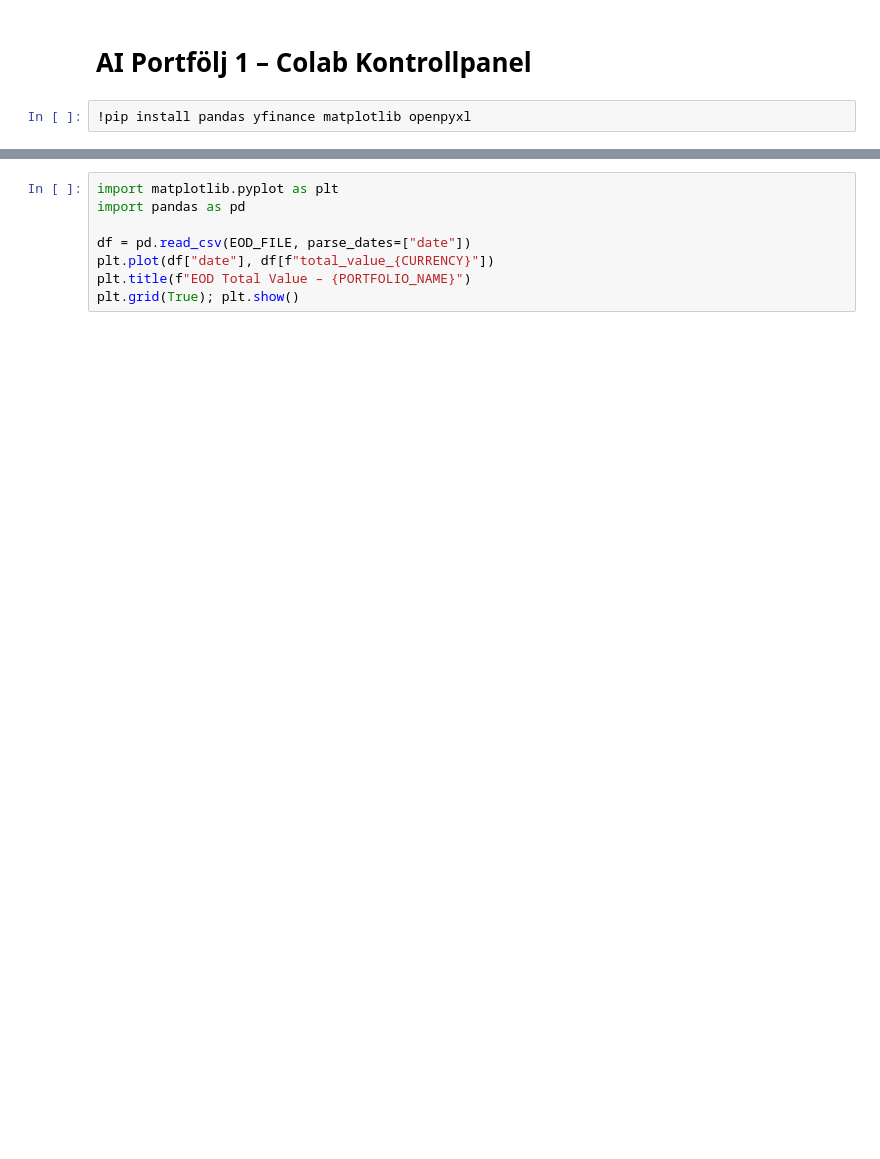
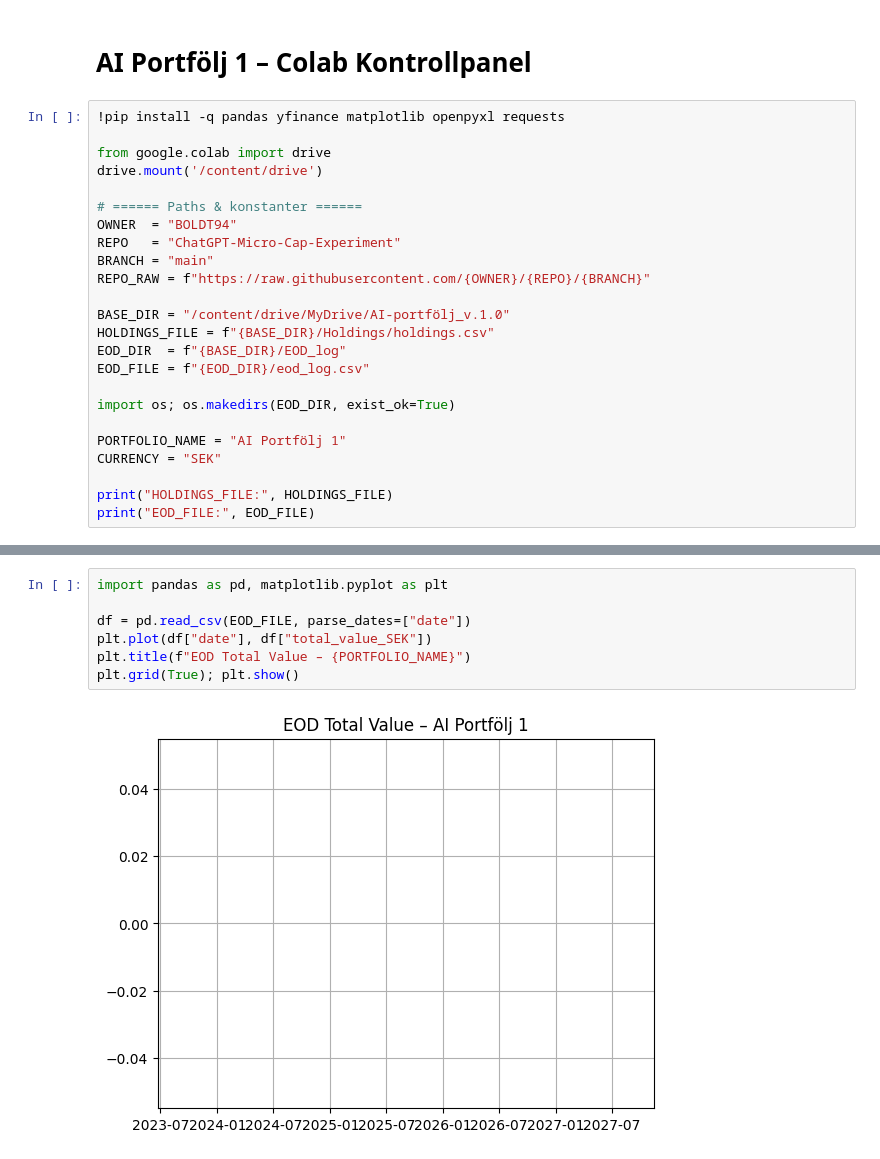
Before and after one commit to BOLDT94/ChatGPT-Micro-Cap-Experiment, a Jupyter notebook: notebooks/AI_Portfolj1.ipynb, the cells around one changed output, grey strips where cells are left out. Cells and saved outputs as stored; diff of their text form; blank space fills up the shorter version.

Commit message:
Skapades med Colab

```diff
--- a/notebooks/AI_Portfolj1.ipynb
+++ b/notebooks/AI_Portfolj1.ipynb
@@ -1,4 +1,26 @@
 # %% [markdown]
 # AI Portfölj 1 – Colab Kontrollpanel
 # %%
-!pip install pandas yfinance matplotlib openpyxl
+!pip install -q pandas yfinance matplotlib openpyxl requests
+
+from google.colab import drive
+drive.mount('/content/drive')
+
+# ====== Paths & konstanter ======
+OWNER  = "BOLDT94"
+REPO   = "ChatGPT-Micro-Cap-Experiment"
+BRANCH = "main"
+REPO_RAW = f"https://raw.githubusercontent.com/{OWNER}/{REPO}/{BRANCH}"
+
+BASE_DIR = "/content/drive/MyDrive/AI-portfölj_v.1.0"
+HOLDINGS_FILE = f"{BASE_DIR}/Holdings/holdings.csv"
+EOD_DIR  = f"{BASE_DIR}/EOD_log"
+EOD_FILE = f"{EOD_DIR}/eod_log.csv"
+
+import os; os.makedirs(EOD_DIR, exist_ok=True)
+
+PORTFOLIO_NAME = "AI Portfölj 1"
+CURRENCY = "SEK"
+
+print("HOLDINGS_FILE:", HOLDINGS_FILE)
+print("EOD_FILE:", EOD_FILE)
@@ -77,8 +321,9 @@ eod.tail()
 # %%
-import matplotlib.pyplot as plt
-import pandas as pd
+import pandas as pd, matplotlib.pyplot as plt
 
 df = pd.read_csv(EOD_FILE, parse_dates=["date"])
-plt.plot(df["date"], df[f"total_value_{CURRENCY}"])
+plt.plot(df["date"], df["total_value_SEK"])
 plt.title(f"EOD Total Value – {PORTFOLIO_NAME}")
 plt.grid(True); plt.show()
+# %% [output]
+[figure, added]
```
Also changed, not shown: parts of 6 cells of this notebook.
